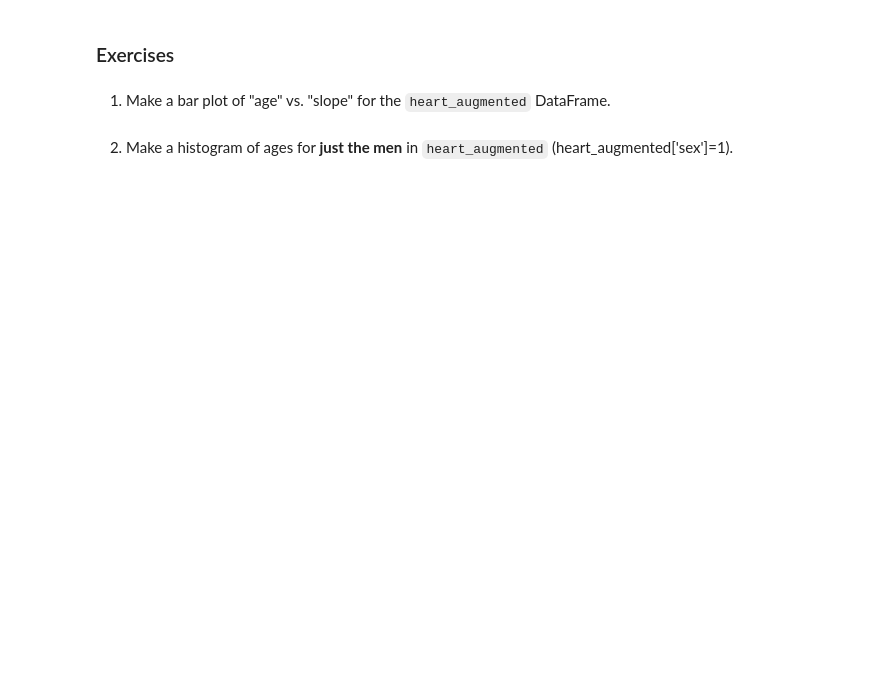
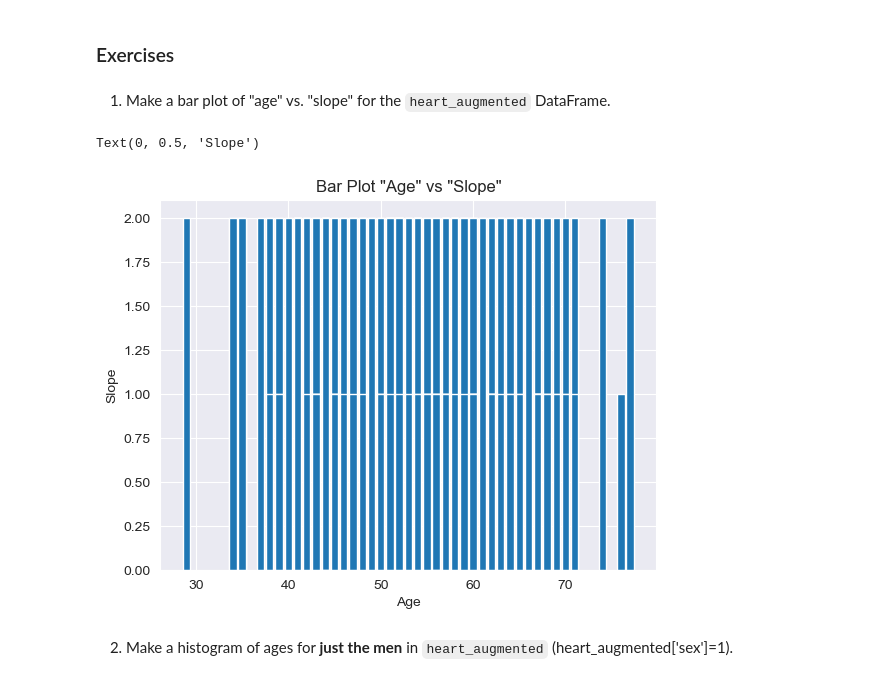
Before and after one commit to ReeseWatkinsNelson/DS_311_HW_Repo, a Jupyter notebook: Python/Python_Lab_Exercise_2.ipynb, the cells around one changed output. Saved outputs shown, nothing was run; the diff lists cells and outputs as text; code cells hidden in the pictures; blank space fills up the shorter version.

```diff
--- a/Python/Python_Lab_Exercise_2.ipynb
+++ b/Python/Python_Lab_Exercise_2.ipynb
@@ -253,2 +549,11 @@ heart_augmented.hist(column='chol');
+# %%
+# complete the python code here
+plt.bar(heart_df['age'], heart_df['slope'])
+plt.title('Bar Plot "Age" vs "Slope"')
+plt.xlabel('Age')
+plt.ylabel('Slope')
+# %% [output]
+Text(0, 0.5, 'Slope')
+[figure, added]
 # %% [markdown]
 2. Make a histogram of ages for **just the men** in `heart_augmented` (heart_augmented['sex']=1).
```
Also changed, not shown: parts of 46 cells of this notebook, 3 other files.
